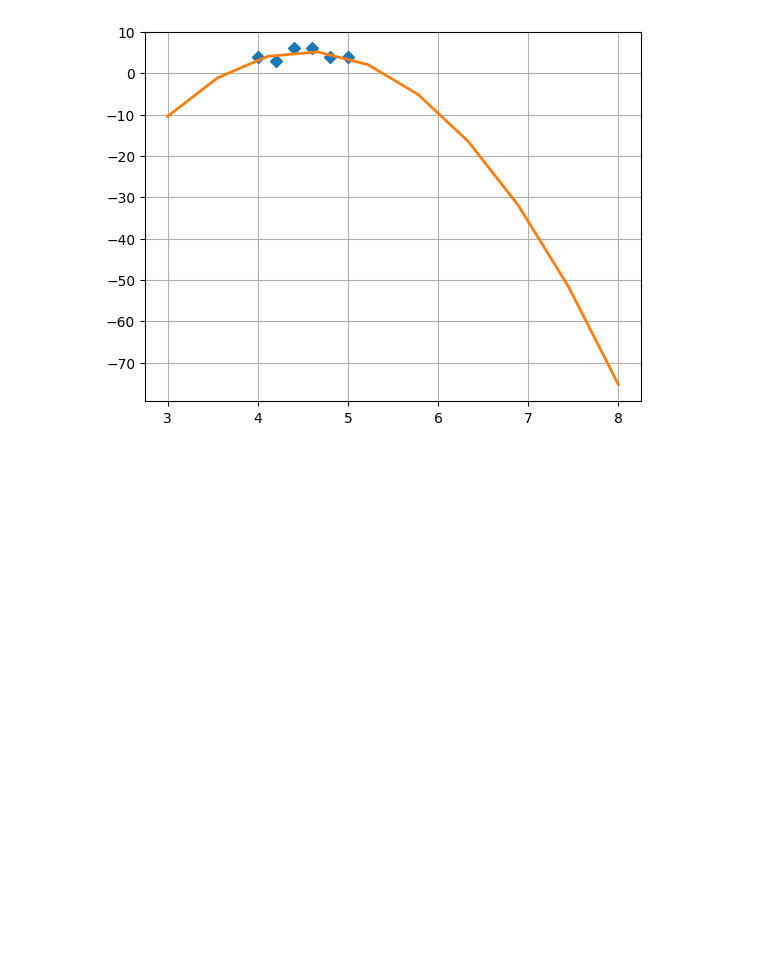
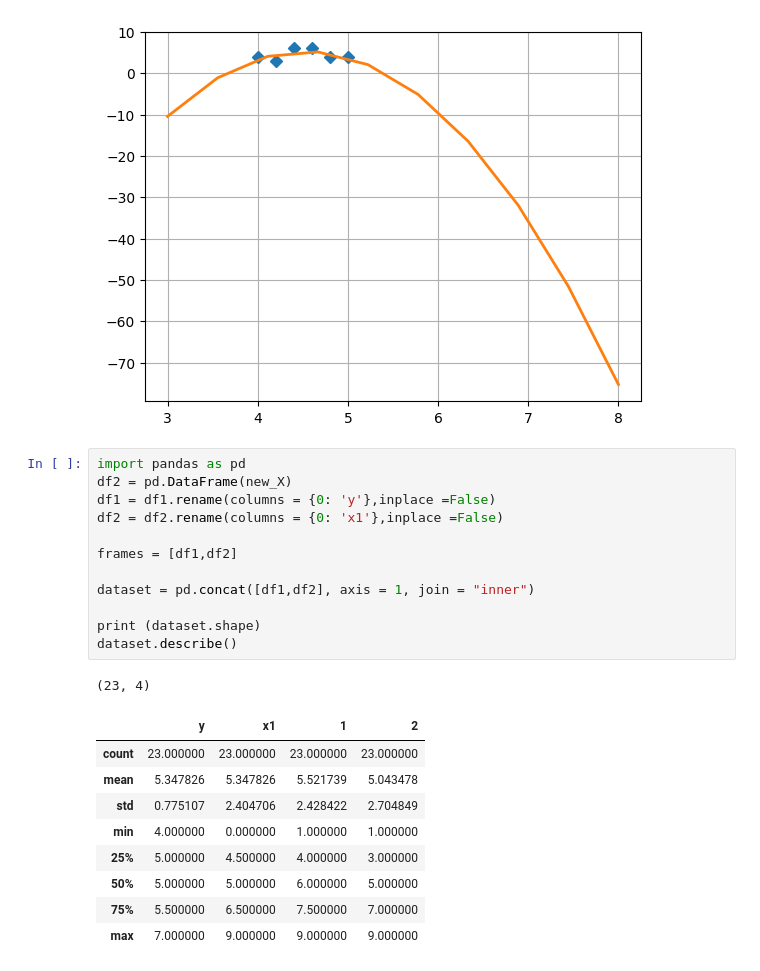
Before and after one commit to smurfac4/II, a Jupyter notebook: artificial intelligence/4/4_тетрадь_Ульянов_Никита_Владимирович_ИКБО_29_22.ipynb, the cells around one changed output. Drawn from its saved outputs; the diff is of its cells as text; blank space fills up the shorter version.

```diff
--- a/artificial intelligence/4/4_тетрадь_Ульянов_Никита_Владимирович_ИКБО_29_22.ipynb
+++ b/artificial intelligence/4/4_тетрадь_Ульянов_Никита_Владимирович_ИКБО_29_22.ipynb
@@ -934,3 +937,26 @@ plt.grid()
 # %% [output]
 [  -6.69642857   60.69642857 -132.25      ]
 [figure]
+# %%
+import pandas as pd
+df2 = pd.DataFrame(new_X)
+df1 = df1.rename(columns = {0: 'y'},inplace =False)
+df2 = df2.rename(columns = {0: 'x1'},inplace =False)
+
+frames = [df1,df2]
+
+dataset = pd.concat([df1,df2], axis = 1, join = "inner")
+
+print (dataset.shape)
+dataset.describe()
+# %% [output]
+(23, 4)
+|  | y | x1 | 1 | 2 |
+| count | 23.000000 | 23.000000 | 23.000000 | 23.000000 |
+| mean | 5.347826 | 5.347826 | 5.521739 | 5.043478 |
+| std | 0.775107 | 2.404706 | 2.428422 | 2.704849 |
+| min | 4.000000 | 0.000000 | 1.000000 | 1.000000 |
+| 25% | 5.000000 | 4.500000 | 4.000000 | 3.000000 |
+| 50% | 5.000000 | 5.000000 | 6.000000 | 5.000000 |
+| 75% | 5.500000 | 6.500000 | 7.500000 | 7.000000 |
+| max | 7.000000 | 9.000000 | 9.000000 | 9.000000 |
```
Also changed, not shown: parts of 18 cells of this notebook, 18 other files.
